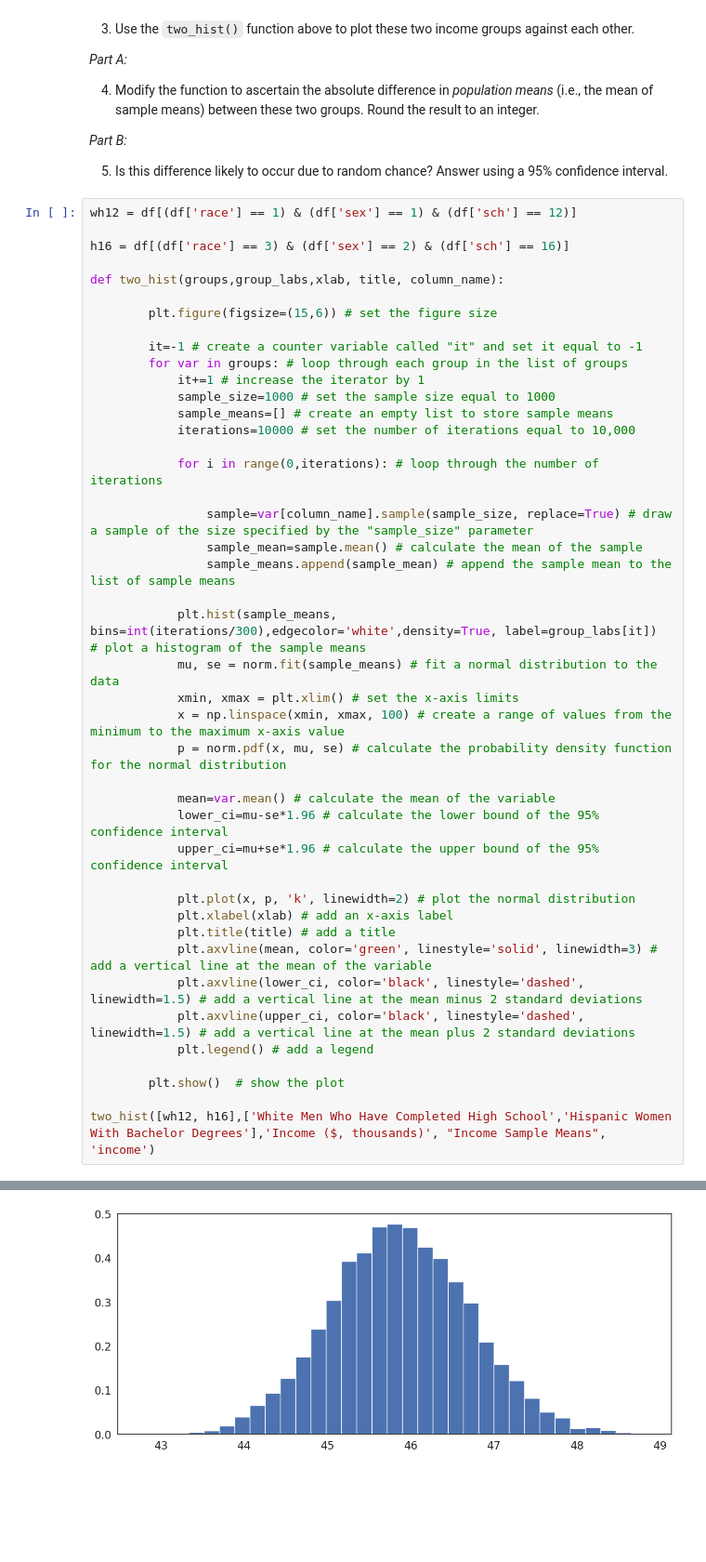
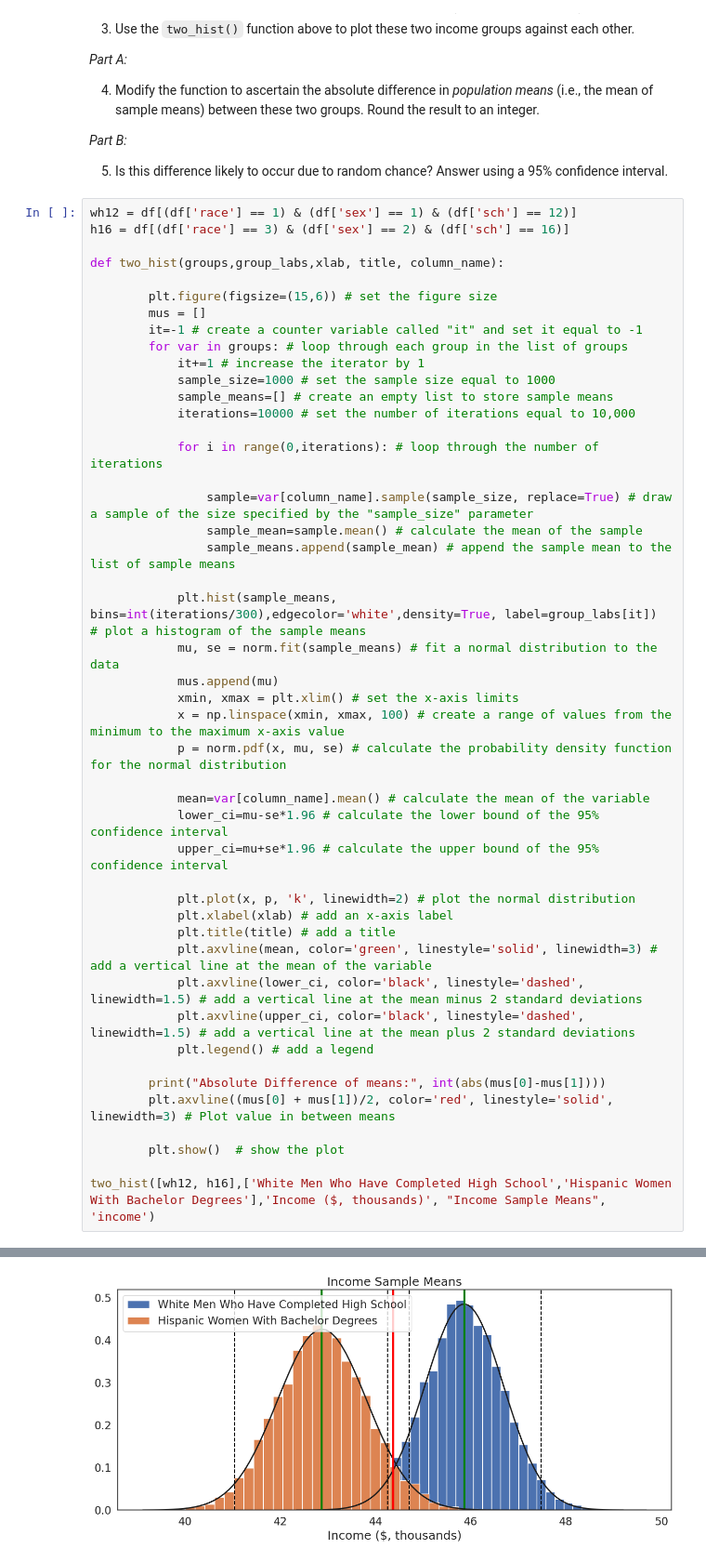
Before and after one commit to niallmirza/QM2, a Jupyter notebook: W5_Distributions_and_Basic_Statistics.ipynb, the cells around one changed output, grey strips where cells are left out. Shown at 93% size. Cells and saved outputs as stored; diff of their text form; blank space fills up the shorter version.

```diff
--- a/W5_Distributions_and_Basic_Statistics.ipynb
+++ b/W5_Distributions_and_Basic_Statistics.ipynb
@@ -590,13 +590,12 @@ Intersectionality is an important consideration when thinking about inequality.
 5. Is this difference likely to occur due to random chance? Answer using a 95% confidence interval.
 # %%
 wh12 = df[(df['race'] == 1) & (df['sex'] == 1) & (df['sch'] == 12)]
-
 h16 = df[(df['race'] == 3) & (df['sex'] == 2) & (df['sch'] == 16)]
 
 def two_hist(groups,group_labs,xlab, title, column_name):
 
 		plt.figure(figsize=(15,6)) # set the figure size
-
+		mus = []
 		it=-1 # create a counter variable called "it" and set it equal to -1
 		for var in groups: # loop through each group in the list of groups
 			it+=1 # increase the iterator by 1
@@ -612,11 +611,12 @@ def two_hist(groups,group_labs,xlab, title, column_name):
 
 			plt.hist(sample_means, bins=int(iterations/300),edgecolor='white',density=True, label=group_labs[it])  # plot a histogram of the sample means
 			mu, se = norm.fit(sample_means) # fit a normal distribution to the data
+			mus.append(mu)
 			xmin, xmax = plt.xlim() # set the x-axis limits
 			x = np.linspace(xmin, xmax, 100) # create a range of values from the minimum to the maximum x-axis value
 			p = norm.pdf(x, mu, se) # calculate the probability density function for the normal distribution
 
-			mean=var.mean() # calculate the mean of the variable
+			mean=var[column_name].mean() # calculate the mean of the variable
 			lower_ci=mu-se*1.96 # calculate the lower bound of the 95% confidence interval
 			upper_ci=mu+se*1.96 # calculate the upper bound of the 95% confidence interval
 
@@ -628,6 +628,9 @@ def two_hist(groups,group_labs,xlab, title, column_name):
 			plt.axvline(upper_ci, color='black', linestyle='dashed', linewidth=1.5) # add a vertical line at the mean plus 2 standard deviations
 			plt.legend() # add a legend
 
+		print("Absolute Difference of means:", int(abs(mus[0]-mus[1])))
+		plt.axvline((mus[0] + mus[1])/2, color='red', linestyle='solid', linewidth=3) # Plot value in between means
+
 		plt.show()  # show the plot
 
 two_hist([wh12, h16],['White Men Who Have Completed High School','Hispanic Women With Bachelor Degrees'],'Income ($, thousands)', "Income Sample Means", 'income')
@@ -636 +639 @@ TypeError: 'Categorical' with dtype category does not support reduction 'mean'
-[figure, old version]
+[figure, new version]
```
Also changed, not shown: parts of 11 cells of this notebook.
